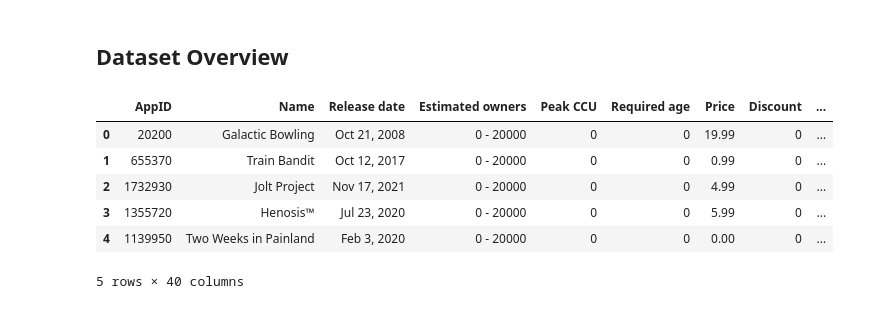
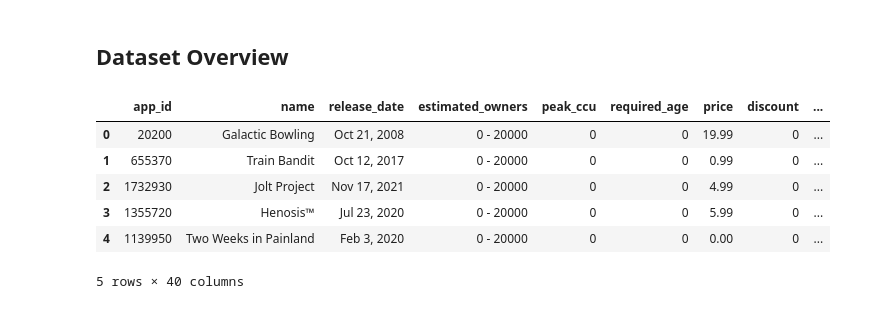
Before and after one commit to Arc-Celt/gamequest-recommender, a Jupyter notebook: reports/data-prep-exploration.ipynb, the cells around one changed output. Cells and saved outputs as stored; diff of their text form; code cells hidden in the pictures.

```diff
--- a/reports/data-prep-exploration.ipynb
+++ b/reports/data-prep-exploration.ipynb
@@ -24,26 +24,29 @@ for file in os.listdir(path):
         break
 
 file_path = os.path.join(target_path, "games.csv")
-# %%
-# Read games.csv
-games = pd.read_csv(file_path, index_col=False, header=None, skiprows=1)
-cols = ['AppID', 'Name', 'Release date', 'Estimated owners', 'Peak CCU',
-       'Required age', 'Price', 'Discount', 'DLC count', 'About the game',
-       'Supported languages', 'Full audio languages', 'Reviews',
-       'Header image', 'Website', 'Support url', 'Support email', 'Windows',
-       'Mac', 'Linux', 'Metacritic score', 'Metacritic url', 'User score',
-       'Positive', 'Negative', 'Score rank', 'Achievements', 'Recommendations',
-       'Notes', 'Average playtime forever', 'Average playtime two weeks',
-       'Median playtime forever', 'Median playtime two weeks', 'Developers',
-       'Publishers', 'Categories', 'Genres', 'Tags', 'Screenshots', 'Movies']
-games.columns = cols
-games.head()
-# %% [output]
-|  | AppID | Name | Release date | Estimated owners | Peak CCU | Required age | Price | Discount | ... |
-| 0 | 20200 | Galactic Bowling | Oct 21, 2008 | 0 - 20000 | 0 | 0 | 19.99 | 0 | ... |
-| 1 | 655370 | Train Bandit | Oct 12, 2017 | 0 - 20000 | 0 | 0 | 0.99 | 0 | ... |
-| 2 | 1732930 | Jolt Project | Nov 17, 2021 | 0 - 20000 | 0 | 0 | 4.99 | 0 | ... |
-| 3 | 1355720 | Henosis™ | Jul 23, 2020 | 0 - 20000 | 0 | 0 | 5.99 | 0 | ... |
-| 4 | 1139950 | Two Weeks in Painland | Feb 3, 2020 | 0 - 20000 | 0 | 0 | 0.00 | 0 | ... |
-5 rows × 40 columns
+# %%
+# Read games.csv
+games = pd.read_csv(file_path, index_col=False, header=None, skiprows=1)
+cols = [
+    'app_id', 'name', 'release_date', 'estimated_owners', 'peak_ccu',
+    'required_age', 'price', 'discount', 'dlc_count', 'about_the_game',
+    'supported_languages', 'full_audio_languages', 'reviews',
+    'header_image', 'website', 'support_url', 'support_email', 'windows',
+    'mac', 'linux', 'metacritic_score', 'metacritic_url', 'user_score',
+    'positive', 'negative', 'score_rank', 'achievements', 'recommendations',
+    'notes', 'average_playtime_forever', 'average_playtime_two_weeks',
+    'median_playtime_forever', 'median_playtime_two_weeks', 'developers',
+    'publishers', 'categories', 'genres', 'tags', 'screenshots', 'movies'
+]
+
+games.columns = cols
+games.head()
+# %% [output]
+|  | app_id | name | release_date | estimated_owners | peak_ccu | required_age | price | discount | ... |
+| 0 | 20200 | Galactic Bowling | Oct 21, 2008 | 0 - 20000 | 0 | 0 | 19.99 | 0 | ... |
+| 1 | 655370 | Train Bandit | Oct 12, 2017 | 0 - 20000 | 0 | 0 | 0.99 | 0 | ... |
+| 2 | 1732930 | Jolt Project | Nov 17, 2021 | 0 - 20000 | 0 | 0 | 4.99 | 0 | ... |
+| 3 | 1355720 | Henosis™ | Jul 23, 2020 | 0 - 20000 | 0 | 0 | 5.99 | 0 | ... |
+| 4 | 1139950 | Two Weeks in Painland | Feb 3, 2020 | 0 - 20000 | 0 | 0 | 0.00 | 0 | ... |
+5 rows × 40 columns
 # %%
```
Also changed, not shown: parts of 13 cells of this notebook, 2 other files.
